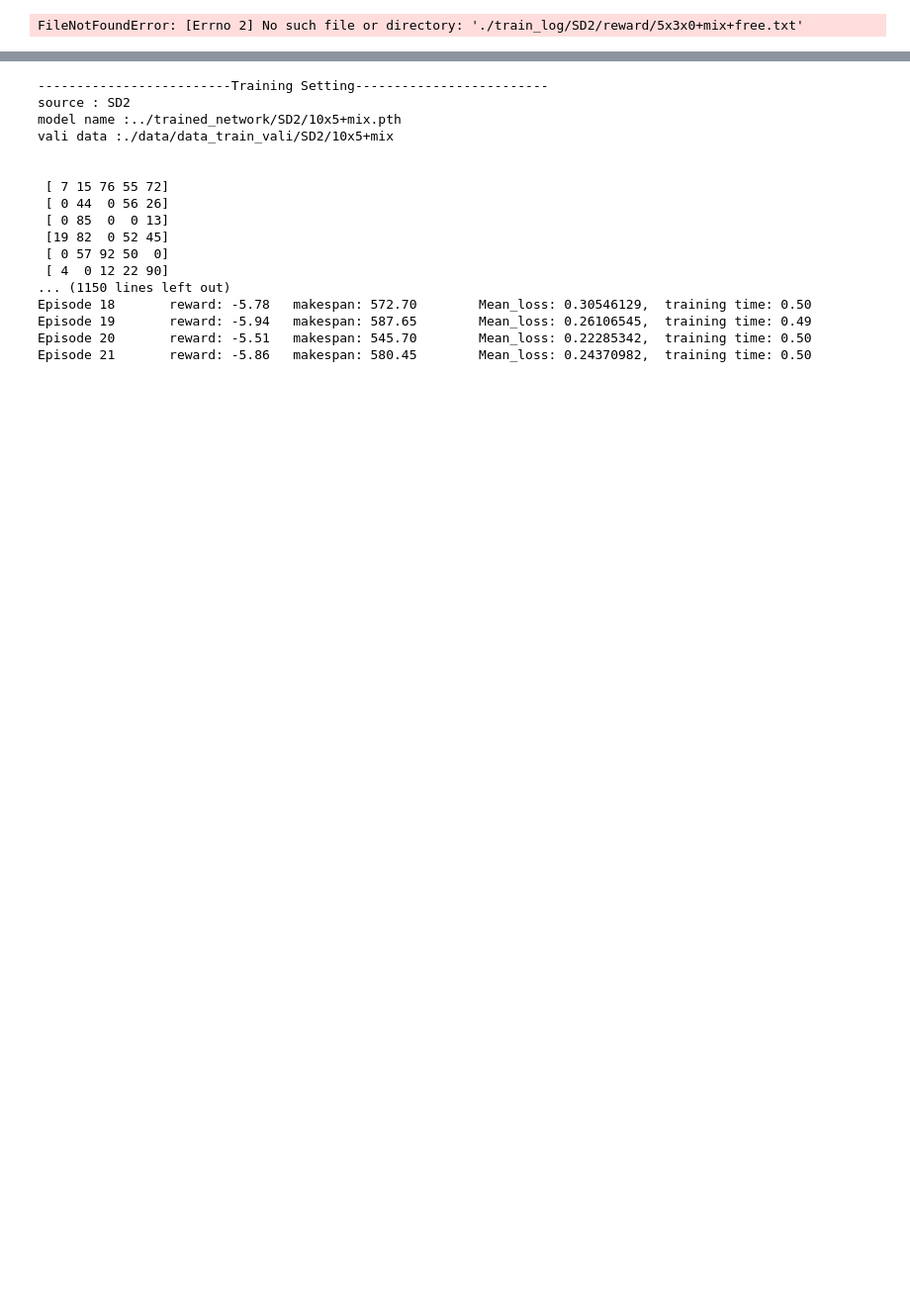
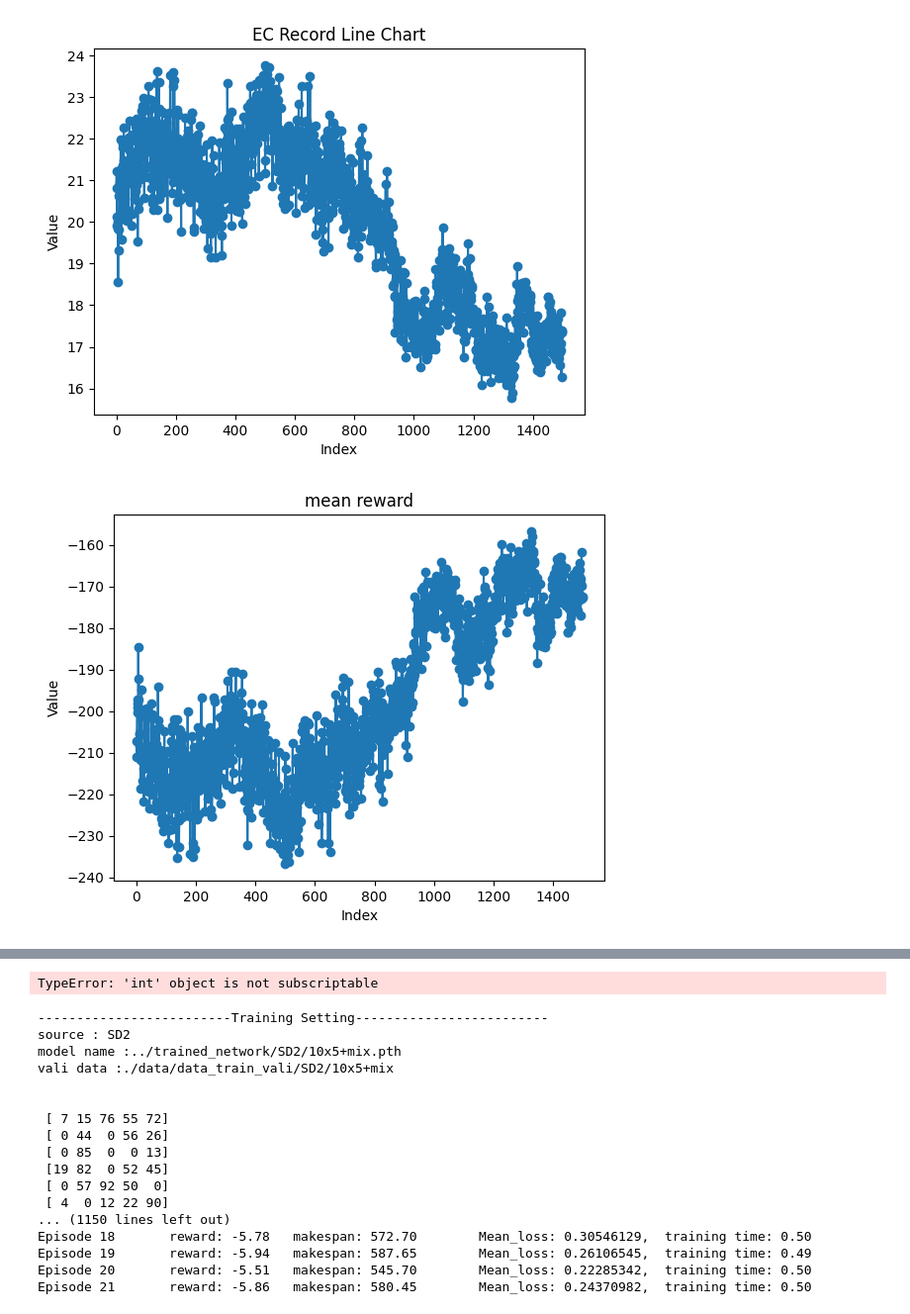
Before and after one commit to wulincong/FJSP-DRL, a Jupyter notebook: experiment/model_test.ipynb, the cells around one changed output, grey strips where cells are left out. Shown at 99% size. Drawn from its saved outputs; the diff is of its cells as text; code cells hidden in the pictures; blank space fills up the shorter version.

```diff
--- a/experiment/model_test.ipynb
+++ b/experiment/model_test.ipynb
@@ -578,0 +463,19 @@ class DANTrainer(Trainer):
+# %%
+from fjsp_env_same_op_nums import FJSPEnvForSameOpNums, FJSPEnvForSameOpNumsEnergy
+
+def plot_array(li, title = 'EC Record Line Chart'):
+    import matplotlib.pyplot as plt
+
+    # 创建 x 轴坐标
+    x = range(len(li))
+
+    # 画折线图
+    plt.plot(x, li, marker='o')
+
+    # 添加标题和标签
+    plt.title(title)
+    plt.xlabel('Index')
+    plt.ylabel('Value')
+
+    # 显示图形
+    plt.show()
@@ -580,10 +700,11 @@ class DANTrainer(Trainer):
 configs = parser.parse_args(args=[
     "--logdir", "./runs/model_test/main_model",
     "--model_suffix", "free",
-    "--max_updates", "21",
-    "--n_j", "5",
-    "--n_m", "3",
-    "--num_envs", "2",
+    "--max_updates", "1500",
+    "--n_j", "10",
+    "--n_m", "5",
+    "--num_envs", "10",
+    '--high', '10'
     ])
 
 trainer = DANTrainer(configs)
@@ -610 +731,2 @@ Episode 21       reward: -3.21   makespan: 317.50        Mean_loss: 0.08318999,
-FileNotFoundError: [Errno 2] No such file or directory: './train_log/SD2/reward/5x3x0+mix+free.txt'
+[figure, added]
+[figure, added]
@@ -611,3 +734,51 @@ FileNotFoundError: [Errno 2] No such file or directory: './train_log/SD2/reward/
+# %%
+def schedule_fjsp(problem):
+    num_jobs = 6
+    num_machines = 2
+    schedule = [[0]*num_machines for _ in range(num_jobs)]
+
+    # 计算每个工件每个工序的开始时间
+    for job in problem:
+        machine_1_time = 0
+        machine_2_time = 0
+        for i in range(num_jobs):
+            machine_1_time += job[i][0]
+            machine_2_time = max(machine_1_time, machine_2_time) + job[i][1]
+            schedule[i] = [machine_1_time - job[i][0], machine_2_time - job[i][1]]
+
+    return schedule
+
+def calculate_energy(schedule, idle_energy=0.2, working_energy=1):
+    total_energy = 0
+
+    # 遍历每个工件的排程
+    for job_schedule in schedule:
+        # 遍历每个工序
+        for machine, start_time in enumerate(job_schedule):
+            # 如果工序开始时间为0，则不消耗能量
+            if start_time == 0:
+                continue
+            # 否则，工作机器消耗能量
+            total_energy += working_energy
+
+    # 计算机器空闲能量消耗
+    total_energy += idle_energy * len(schedule[0]) * len(schedule)
+
+    return total_energy
+
+# 定义问题数据
+problems = [
+    [[0, 84], [58, 87], [98, 0], [0, 74], [33, 0], [97, 0]],
+    [[85, 0], [67, 0], [48, 62], [49, 8], [93, 53], [0, 86]]
+]
+
+# 对每个FJSP问题进行排程和能量计算
+for idx, problem in enumerate(problems):
+    schedule = schedule_fjsp(problem)
+    energy_consumption = calculate_energy(schedule)
+    print(f"FJSP问题 {idx+1} 的能量消耗为: {energy_consumption}")
+# %% [output]
+TypeError: 'int' object is not subscriptable
 # %%
 # %% [output]
 -------------------------Training Setting-------------------------
```
Also changed, not shown: parts of 8 cells of this notebook, 18 other files.
